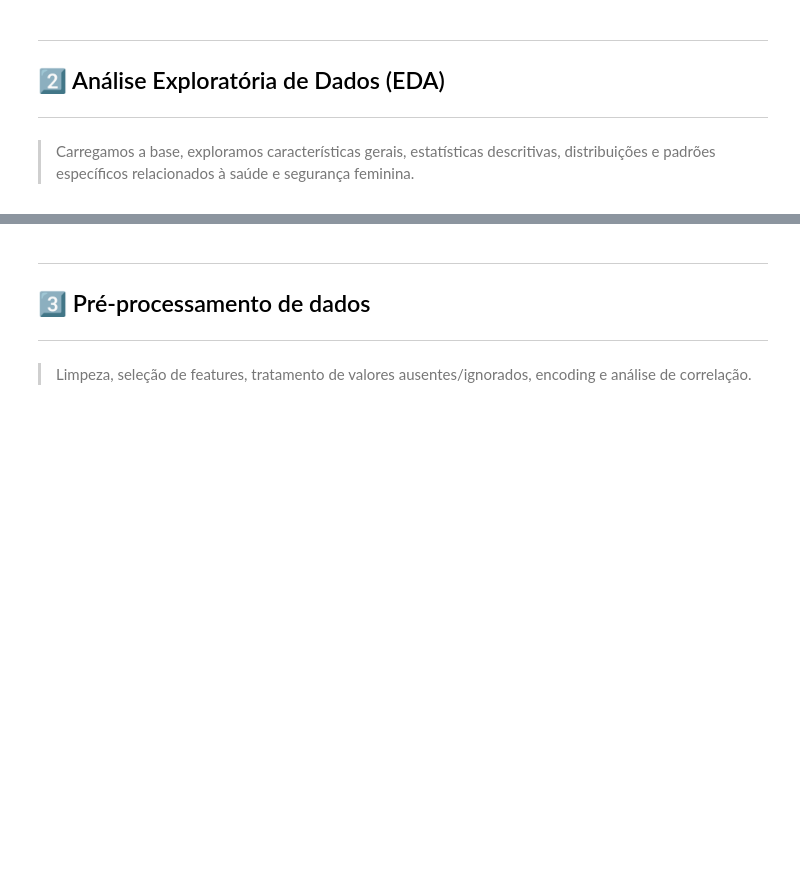
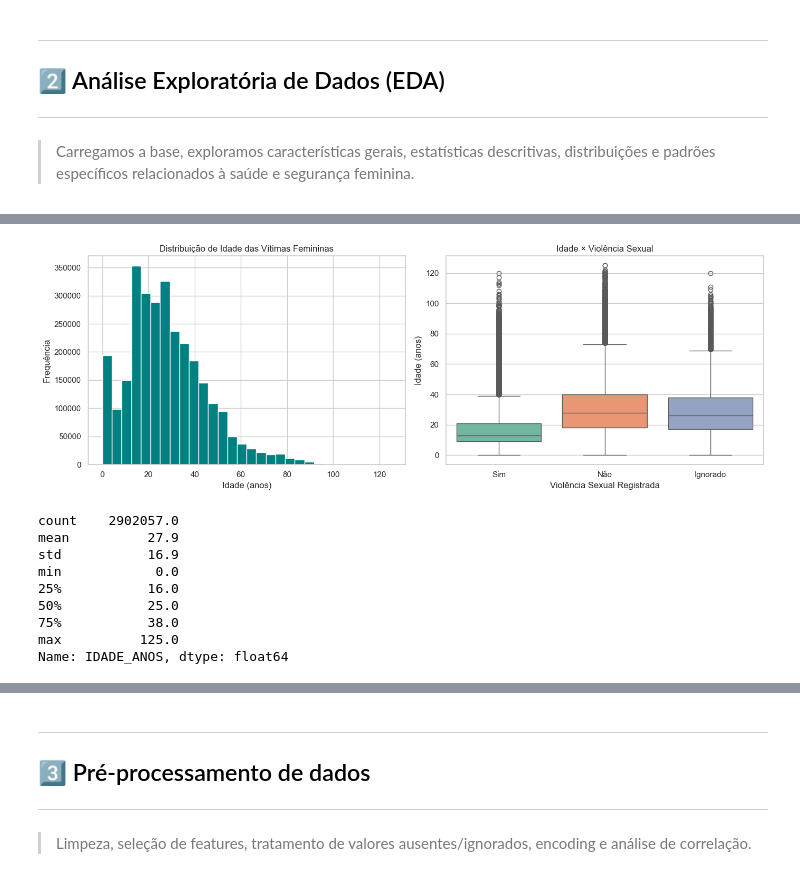
Before and after one commit to Etyonamine/Fiap_Pos_9AIDT_Fase_01_ML, a Jupyter notebook: TechChallengeTriagemFeminino.ipynb, the cells around one changed output, grey strips where cells are left out. Saved outputs shown, nothing was run; the diff lists cells and outputs as text; code cells hidden in the pictures; blank space fills up the shorter version.

Commit message:
execução com mais dados o pipeline

```diff
--- a/TechChallengeTriagemFeminino.ipynb
+++ b/TechChallengeTriagemFeminino.ipynb
@@ -25,6 +25,7 @@
 ## 1️⃣ Importar o dataset
 ---
 # %%
+import numpy as np
 import os
 import zipfile
 import glob
@@ -49,20 +50,29 @@ def extract_all_zips(data_dir='data'):
             print(f"⚠️ Arquivo zip corrompido ou inválido: {zp}")
     return zip_paths
 
-def _read_csv_try(path):
-    """Tenta ler CSV com combinações comuns de encoding e separador."""
+
+def _read_csv_try(path, max_cols_warn=1000):
+    """Tenta ler CSV com combinações comuns de encoding e separador.
+       Se o número de colunas for suspeito, emite aviso.
+    """
     encodings = ['latin-1', 'utf-8', 'cp1252']
-    seps = [',', ';', '\t']
+    seps = [',']
     for enc in encodings:
         for sep in seps:
             try:
                 df = pd.read_csv(path, sep=sep, encoding=enc, low_memory=False)
-                # sucesso
+                # Checagem de sanidade
+                if df.shape[1] > max_cols_warn:
+                    print(f"⚠️ {path} lido com {df.shape[1]} colunas (possível separador errado: '{sep}', encoding '{enc}')")
                 return df
             except Exception:
                 continue
     # última tentativa: deixar o pandas inferir (pode falhar)
-    return pd.read_csv(path, low_memory=False)
+    df = pd.read_csv(path, low_memory=False)
+    if df.shape[1] > max_cols_warn:
+        print(f"⚠️ {path} lido com {df.shape[1]} colunas (pandas inferiu separador/encoding)")
+    return df
+
 
 def load_all_csvs(data_dir='data', concat=False,delete_after_load=False):
     """
@@ -167,7 +177,7 @@ dados.head(3)
 ---
 # %%
 # Filtrar apenas vítimas do sexo feminino (conforme objetivo do sistema)
-dadosFemininos = dados[dados['CS_SEXO'] == 'F'].copy()
+dadosFemininos = dados_concatenados[dados_concatenados['CS_SEXO'] == 'F'].copy()
 
 print(f"✅ Registros femininos: {dadosFemininos.shape[0]:,} linhas × {dadosFemininos.shape[1]} colunas")
 print(f"\n📋 Amostra dos dados:")
@@ -218,35 +259,53 @@ def decode_age_years(val):
     if unit == 4:
         return num
     elif unit == 3:
         return num / 12
     elif unit == 2:
         return num / 365
     else:
         return 0
 
 dadosFemininos = dadosFemininos.copy()
 dadosFemininos['IDADE_ANOS'] = dadosFemininos['NU_IDADE_N'].apply(decode_age_years)
 
 fig, axes = plt.subplots(1, 2, figsize=(14, 5))
 
 # Histograma
 axes[0].hist(dadosFemininos['IDADE_ANOS'].dropna(), bins=30, color='teal', edgecolor='white')
 axes[0].set_title("Distribuição de Idade das Vítimas Femininas")
 axes[0].set_xlabel("Idade (anos)")
 axes[0].set_ylabel("Frequência")
 
 # Boxplot por tipo de violência sexual
 viol_sexu_label = dadosFemininos['VIOL_SEXU'].map({1.0: 'Sim', 2.0: 'Não', 9.0: 'Ignorado'})
-sns.boxplot(x=viol_sexu_label, y=dadosFemininos['IDADE_ANOS'], ax=axes[1],
-            palette={'Sim': 'salmon', 'Não': 'lightblue', 'Ignorado': 'lightgrey'})
+sns.boxplot(
+    x=viol_sexu_label,
+    y=dadosFemininos['IDADE_ANOS'],
+    hue=viol_sexu_label,   # usa a própria variável como hue
+    ax=axes[1],
+    palette="Set2",
+    legend=False           # remove legenda se não precisar
+)
+
 axes[1].set_title("Idade × Violência Sexual")
 axes[1].set_xlabel("Violência Sexual Registrada")
 axes[1].set_ylabel("Idade (anos)")
 
 plt.tight_layout()
 plt.show()
 
 print(dadosFemininos['IDADE_ANOS'].describe().round(1))
+# %% [output]
+[figure, added]
+count    2902057.0
+mean          27.9
+std           16.9
+min            0.0
+25%           16.0
+50%           25.0
+75%           38.0
+max          125.0
+Name: IDADE_ANOS, dtype: float64
 # %%
 # Distribuição dos tipos de violência registrados
 # Valor 1 = Sim, 2 = Não/Outro, 9 = Ignorado
```
Also changed, not shown: parts of 22 cells of this notebook.
